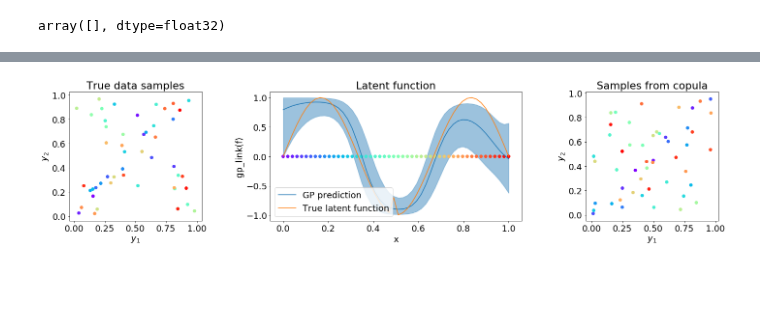
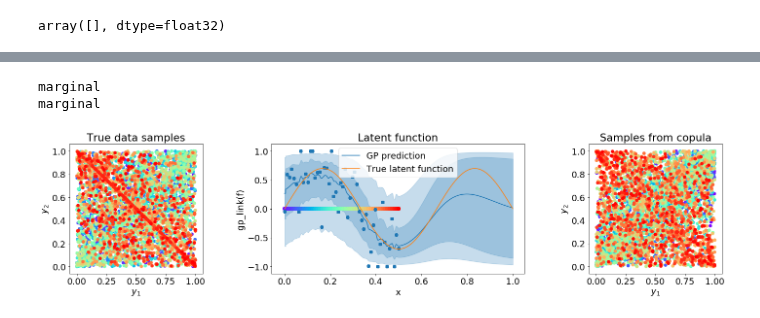
Before and after one commit to NinelK/CopulaGP, a Jupyter notebook: Copula_nopyro.ipynb, the cells around one changed output, grey strips where cells are left out. Drawn from its saved outputs; the diff is of its cells as text; code cells hidden in the pictures; blank space fills up the shorter version.

```diff
--- a/Copula_nopyro.ipynb
+++ b/Copula_nopyro.ipynb
@@ -49,13 +39,17 @@ from gpytorch.distributions import base_distributions
 
 NSamp = int(50)
 
-X = np.linspace(0.,1.,NSamp)
+X = np.linspace(0.,.5,NSamp)
 
 fig, (lambdaf, samples) = plt.subplots(1,2,figsize=(10,4))
 
-scales = [scale(x) for x in X]
+scales = np.clip([scale(x) for x in X]+0.4*base_distributions.Normal(0,1).sample(torch.Size([NSamp])).numpy(),-1,1)
+rep = 100
+scales = np.repeat(scales,rep,axis=0)
+X = np.repeat(X,rep,axis=0)
+NSamp = NSamp*rep
 
-lambdaf.plot(X,scales)#+0.5*base_distributions.Normal(0,1).sample(torch.Size([NSamp])).numpy())
+lambdaf.plot(X,scales)
 lambdaf.set_xlabel('x')
 lambdaf.set_ylabel('$\lambda$')
 lambdaf.set_title('Latent function')
@@ -89,6 +330,7 @@ train_y = torch.tensor(Y).float().cuda(device=0)
 # %%
 # define the model (optionally on GPU)
-grid_size = NSamp
-model = GPInferenceModel(train_x, GaussianCopula_Likelihood()).cuda(device=0)
-#likelihood = GaussianCopula_Likelihood()#.cuda(device=0)
-#model = KISS_GPInferenceModel(GaussianCopula_Likelihood(), prior_rbf_length=0.3, grid_size=grid_size).cuda(device=0)
+grid_size = 128
+
+#model = GPInferenceModel(train_x, GaussianCopula_Likelihood()).cuda(device=0)
+#likelihood = GaussianCopula_Likelihood().cuda(device=0)
+model = myKISS_GPInferenceModel(GaussianCopula_Likelihood(), prior_rbf_length=0.3, grid_size=grid_size).cuda(device=0)
@@ -223,44 +478,50 @@ func = fig.add_axes([.365,0.125,.3,.755])
 
 model.eval()
 with torch.no_grad():
-    output = model(test_x)
+    #output = model(test_x)
+    output = model.likelihood(model(test_x))
 
 gplink = model.likelihood.gplink_function
 
-samples = output.rsample(torch.Size([2048]))
-F_mean = gplink(samples).mean(0).detach().cpu().numpy()
-#F_mean = gplink(output.mean).detach().cpu().numpy()
+#samples = output.rsample(torch.Size([int(1e5)]))
+#F_mean = gplink(samples).mean(0).detach().cpu().numpy()
+F_mean = gplink(output.mean).detach().cpu().numpy()
 line, = func.plot(testX, F_mean, label = 'GP prediction')
 lower, upper = output.confidence_region()
 noise = model.likelihood.noise_covar.raw_noise_constraint.transform(model.likelihood.noise_covar.raw_noise).item()
-func.fill_between(testX, gplink(lower-noise).detach().cpu().numpy(),
-                gplink(upper+noise).detach().cpu().numpy(), color=line.get_color(), alpha=0.25)
+func.fill_between(testX, gplink(lower+2*noise).detach().cpu().numpy(),
+                gplink(upper-2*noise).detach().cpu().numpy(), color=line.get_color(), alpha=0.25)
 func.fill_between(testX, gplink(lower).detach().cpu().numpy(),
                 gplink(upper).detach().cpu().numpy(), color=line.get_color(), alpha=0.25)
 
 func.plot(testX,scale(testX), label = 'True latent function')
 func.scatter(X,np.zeros_like(X),color=colors)
+func.scatter(X,scales)
 func.set_xlabel('x')
 func.set_ylabel('gp_link(f)')
 func.set_title('Latent function')
 func.legend()
 
 # sample from p(y|D,x) = \int p(y|f) p(f|D,x) (doubly stochastic)
 with gpytorch.settings.num_likelihood_samples(1):
-    Y_sim = model.likelihood(model(train_x)).rsample().cpu().detach().numpy()
-#print(Y_sim.shape)
+    Y_sim = model.likelihood.forward(model.likelihood(model(train_x)).sample()).rsample().cpu().detach().numpy()
+#model() -- returns GP (Multivariate normal) without noise
+#model.likelihood(model) -- calls likelihood.marginal and adds noise (returns Multivariate normal)
+#model.likelihood.forward(samples) -- returns copula samples
 skip = 1
 true.scatter(*Y[::skip].T, label = 'True train data', color=colors[::skip])
-sim.scatter(*Y_sim[:,:,::skip].T, label = 'Sample from the model', color=colors[::skip])
+sim.scatter(*Y_sim[::skip].T, label = 'Sample from the model', color=colors[::skip])
 for ax in [sim,true]:
     ax.set_xlabel('$y_1$')
     ax.set_ylabel('$y_2$')
 sim.set_title('Samples from copula')
 true.set_title('True data samples')
 # samp.legend()
 
 plt.subplots_adjust(wspace=0.3)
 
 plt.savefig('poster_img/gp.svg')
 # %% [output]
+marginal
+marginal
-[figure, old version]
+[figure, new version]
```
Also changed, not shown: parts of 13 cells of this notebook, 2 other files.
